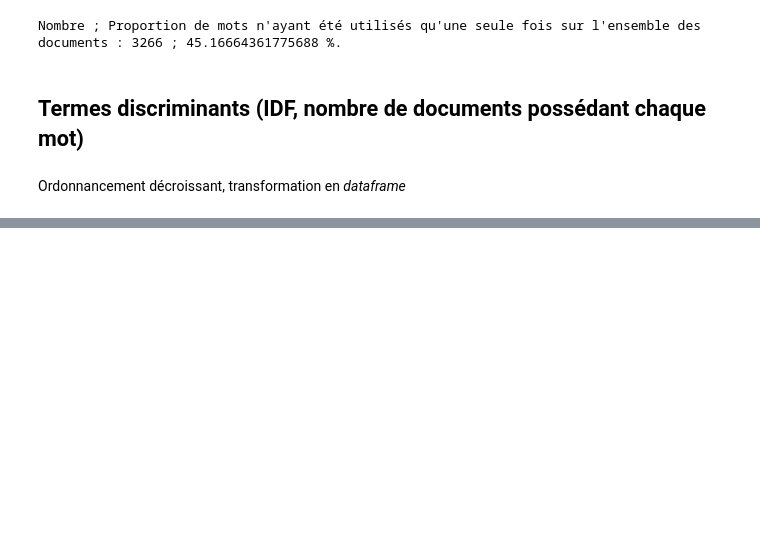
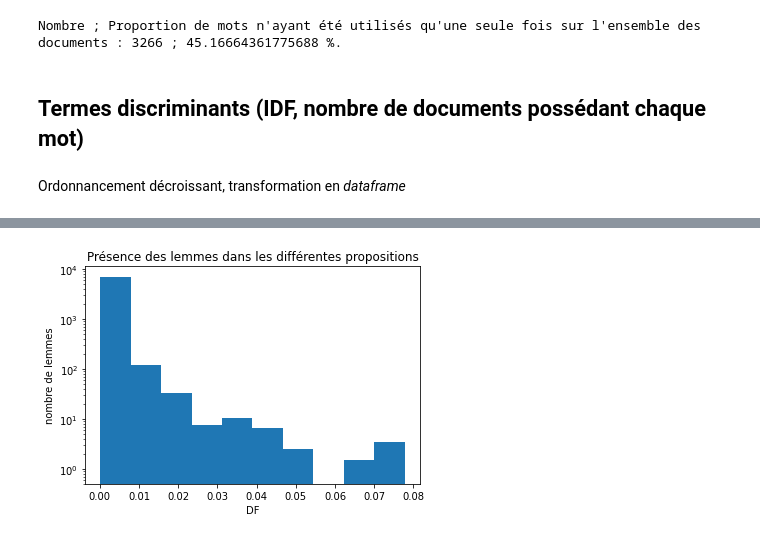
Before and after one commit to dmkant/projet-statistique-2022, a Jupyter notebook: stats_descriptives/descriptif_mots.ipynb, the cells around one changed output, grey strips where cells are left out. Drawn from its saved outputs; the diff is of its cells as text; code cells hidden in the pictures; blank space fills up the shorter version.

```diff
--- a/stats_descriptives/descriptif_mots.ipynb
+++ b/stats_descriptives/descriptif_mots.ipynb
@@ -86,11 +86,13 @@ Nombre ; Proportion de mots n'ayant été utilisés qu'une seule fois sur l'ense
 ## Termes discriminants (IDF, nombre de documents possédant chaque mot)
 # %%
 idf = {}
+df = {}
 for mot in ensembleMots:
     nbDocsMotPresent = 0
     for doc in docs:
         if mot in doc:
             nbDocsMotPresent += 1
-    idf[mot] = np.log(nbDocs / nbDocsMotPresent)
+    df[mot] = nbDocsMotPresent
+    idf[mot] = - np.log(df[mot] / len(docs))
 # %% [markdown]
 Ordonnancement décroissant, transformation en _dataframe_
@@ -100,3 +99,12 @@ idf = pd.DataFrame(idf, columns = ['Lemme', 'IDF'])
+# %%
+idf = sorted(idf.items(), key = lambda m: m[1], reverse = True)
+idf = pd.DataFrame(idf, columns = ['Lemme', 'IDF'])
+df = sorted(df.items(), key = lambda m: m[1], reverse = True)
+df = pd.DataFrame(df, columns = ['Lemme', 'DF (absolu)'])
+df['DF'] = df['DF (absolu)'] / len(docs)
+df["Nombre moyen par document"] = 0
+for v in df.Lemme:
+    df.loc[df['Lemme'] == v, "Nombre moyen par document"] = freqMots.loc[freqMots['Lemme'] == v, "Occurrences"].values / (df.loc[df['Lemme'] == v,'DF'].values * len(docs))
 # %%
 #nbLemmesAfficher = 20
 fig = px.bar(idf.loc[:,:], x = 'Lemme', y = 'IDF',
@@ -106,0 +113,7 @@ fig.show()
+# %%
+plt.hist(df.DF, log = True, bottom = .5)
+plt.xlabel("DF")
+plt.ylabel("nombre de lemmes")
+_ = plt.title("Présence des lemmes dans les différentes propositions")
+# %% [output]
+[figure, added]
```
Also changed, not shown: parts of 11 cells of this notebook, 1 other file.
